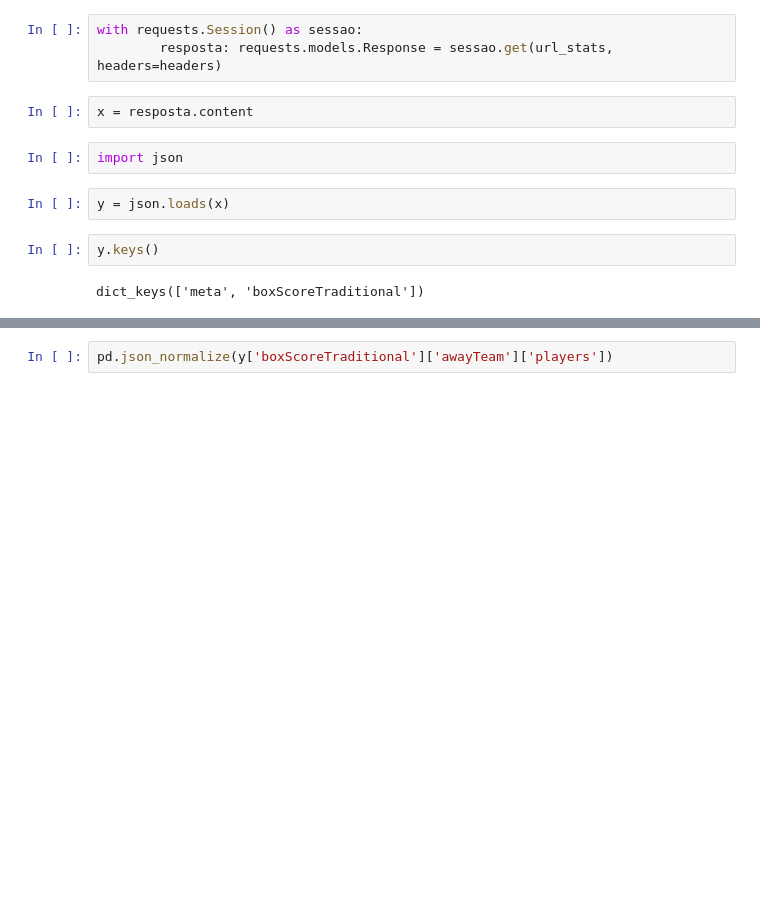
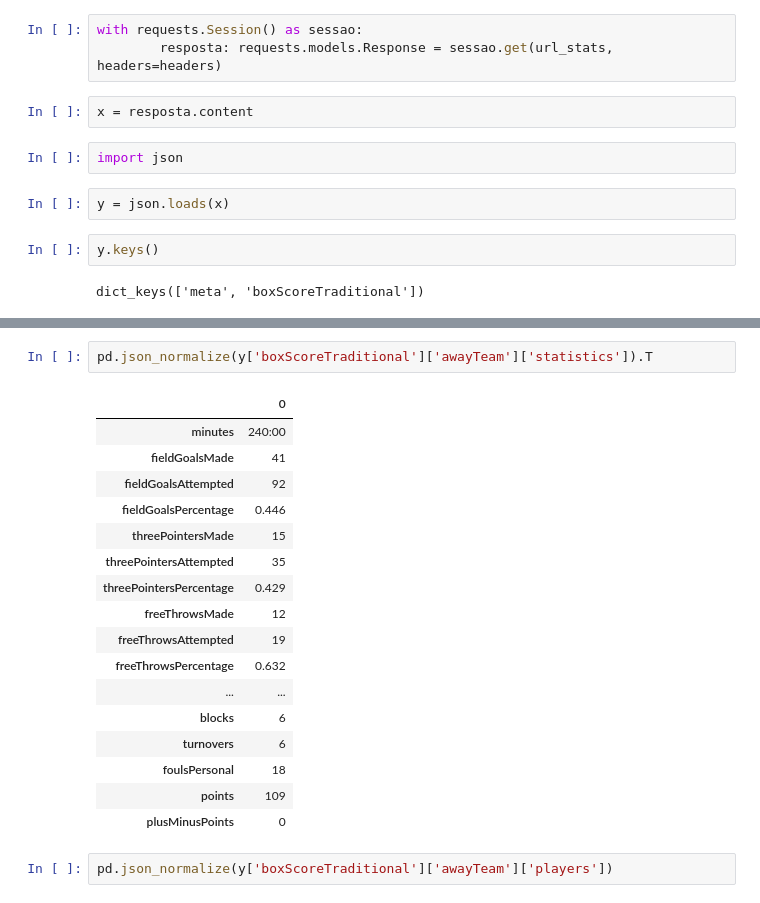
Before and after one commit to NERDBASK/NERDBASK, a Jupyter notebook: notebooks/leitura_jogos.ipynb, the cells around one changed output, grey strips where cells are left out. Drawn from its saved outputs; the diff is of its cells as text; blank space fills up the shorter version.

```diff
--- a/notebooks/leitura_jogos.ipynb
+++ b/notebooks/leitura_jogos.ipynb
@@ -114,3 +74,23 @@ dict_keys(['meta', 'boxScoreTraditional'])
+# %%
+pd.json_normalize(y['boxScoreTraditional']['awayTeam']['statistics']).T
+# %% [output]
+|  | 0 |
+| minutes | 240:00 |
+| fieldGoalsMade | 41 |
+| fieldGoalsAttempted | 92 |
+| fieldGoalsPercentage | 0.446 |
+| threePointersMade | 15 |
+| threePointersAttempted | 35 |
+| threePointersPercentage | 0.429 |
+| freeThrowsMade | 12 |
+| freeThrowsAttempted | 19 |
+| freeThrowsPercentage | 0.632 |
+| ... | ... |
+| blocks | 6 |
+| turnovers | 6 |
+| foulsPersonal | 18 |
+| points | 109 |
+| plusMinusPoints | 0 |
 # %%
 pd.json_normalize(y['boxScoreTraditional']['awayTeam']['players'])
 # %% [output]
```
Also changed, not shown: parts of 21 cells of this notebook.
